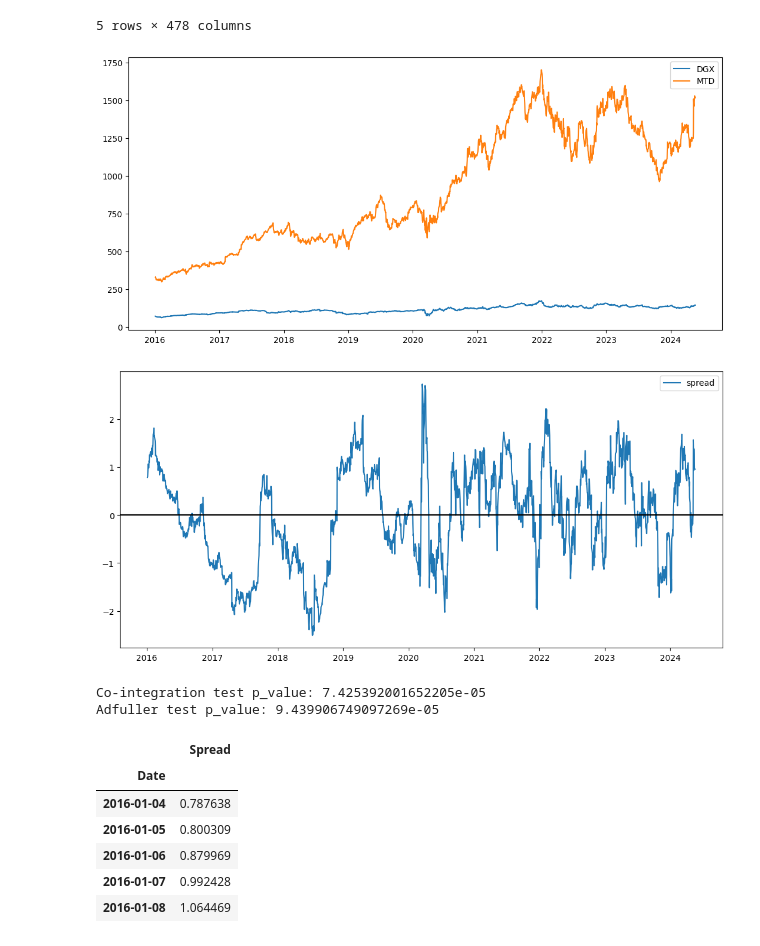
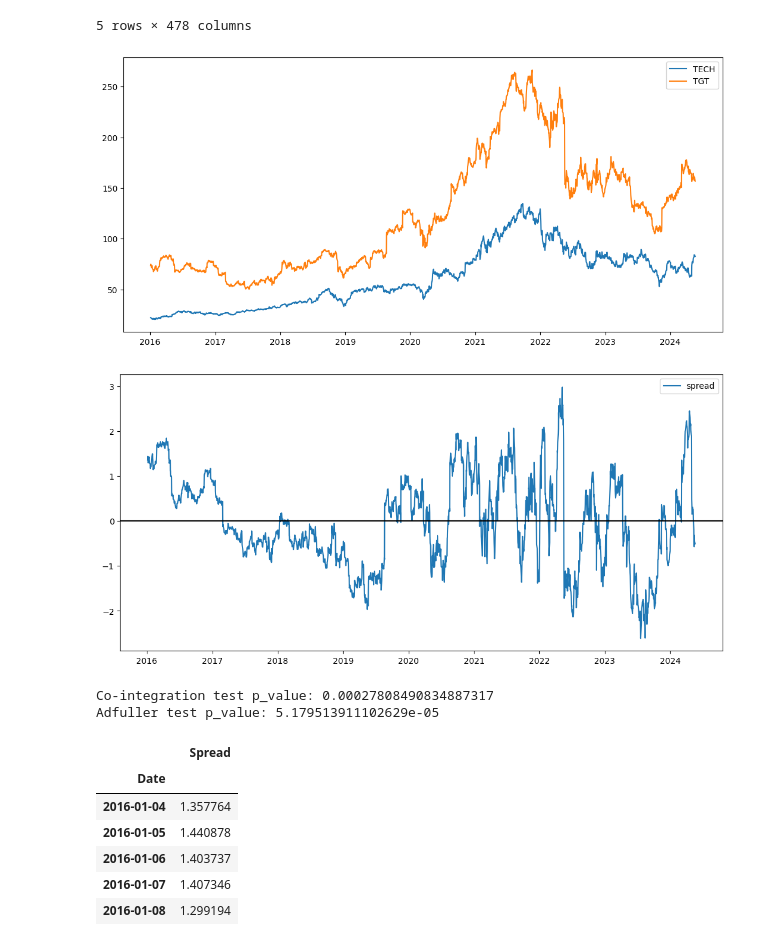
Before and after one commit to CooperLymn/pairs_trading_with_machine_learning, a Jupyter notebook: cluster_find_trading_pairs/examine_one_pair.ipynb, the cells around one changed output. Cells and saved outputs as stored; diff of their text form; code cells hidden in the pictures.

```diff
--- a/cluster_find_trading_pairs/examine_one_pair.ipynb
+++ b/cluster_find_trading_pairs/examine_one_pair.ipynb
@@ -21,16 +21,16 @@ raw_data.head()
 | 2016-01-08 | 38.590000 | 40.369999 | 24.240000 | 55.650002 | 40.669998 | 22.806667 | 98.199997 | 87.849998 | 49.980000 | 34.389999 | ... | ... |
 5 rows × 478 columns
 # %%
-stock1 = 'DGX'
-stock2 = 'MTD'
+stock1 = 'TECH'
+stock2 = 'TGT'
 plt.figure(figsize=(13, 6))
 plt.plot()
 plt.plot(raw_data.index, raw_data.loc[:, stock1], label=stock1)
 plt.plot(raw_data.index, raw_data.loc[:, stock2], label=stock2)
 plt.legend()
 plt.show()
 # %% [output]
-[figure, old version]
+[figure, new version]
 # %%
 spread = compute_spread(raw_data, stock1, stock2)
 spread = zscore_normalization(spread)
@@ -41,15 +41,15 @@ plt.axhline(spread.mean(), color='black')
 plt.legend()
 plt.show()
 # %% [output]
-[figure, old version]
+[figure, new version]
 # %%
 score, coint_pvalue, _ = coint(raw_data.loc[:, stock1], raw_data.loc[:, stock2])
 print(f"Co-integration test p_value: {coint_pvalue}")
 adf = adfuller(spread)
 print(f"Adfuller test p_value: {adf[1]}")
 # %% [output]
-Co-integration test p_value: 7.425392001652205e-05
-Adfuller test p_value: 9.439906749097269e-05
+Co-integration test p_value: 0.00027808490834887317
+Adfuller test p_value: 5.179513911102629e-05
 # %%
 spread = pd.DataFrame(spread)
 spread.rename(columns={0:"Spread"}, inplace=True)
@@ -58,11 +58,11 @@ spread.head()
 # %% [output]
 |  | Spread |
 | Date |  |
-| 2016-01-04 | 0.787638 |
-| 2016-01-05 | 0.800309 |
-| 2016-01-06 | 0.879969 |
-| 2016-01-07 | 0.992428 |
-| 2016-01-08 | 1.064469 |
+| 2016-01-04 | 1.357764 |
+| 2016-01-05 | 1.440878 |
+| 2016-01-06 | 1.403737 |
+| 2016-01-07 | 1.407346 |
+| 2016-01-08 | 1.299194 |
 # %%
 from TradingAgent import PairsTradingAgent
 trading_agent = PairsTradingAgent(raw_data.loc[:, stock1], raw_data.loc[:, stock2], spread,
```
Also changed, not shown: parts of 2 cells of this notebook, 5 other files.
